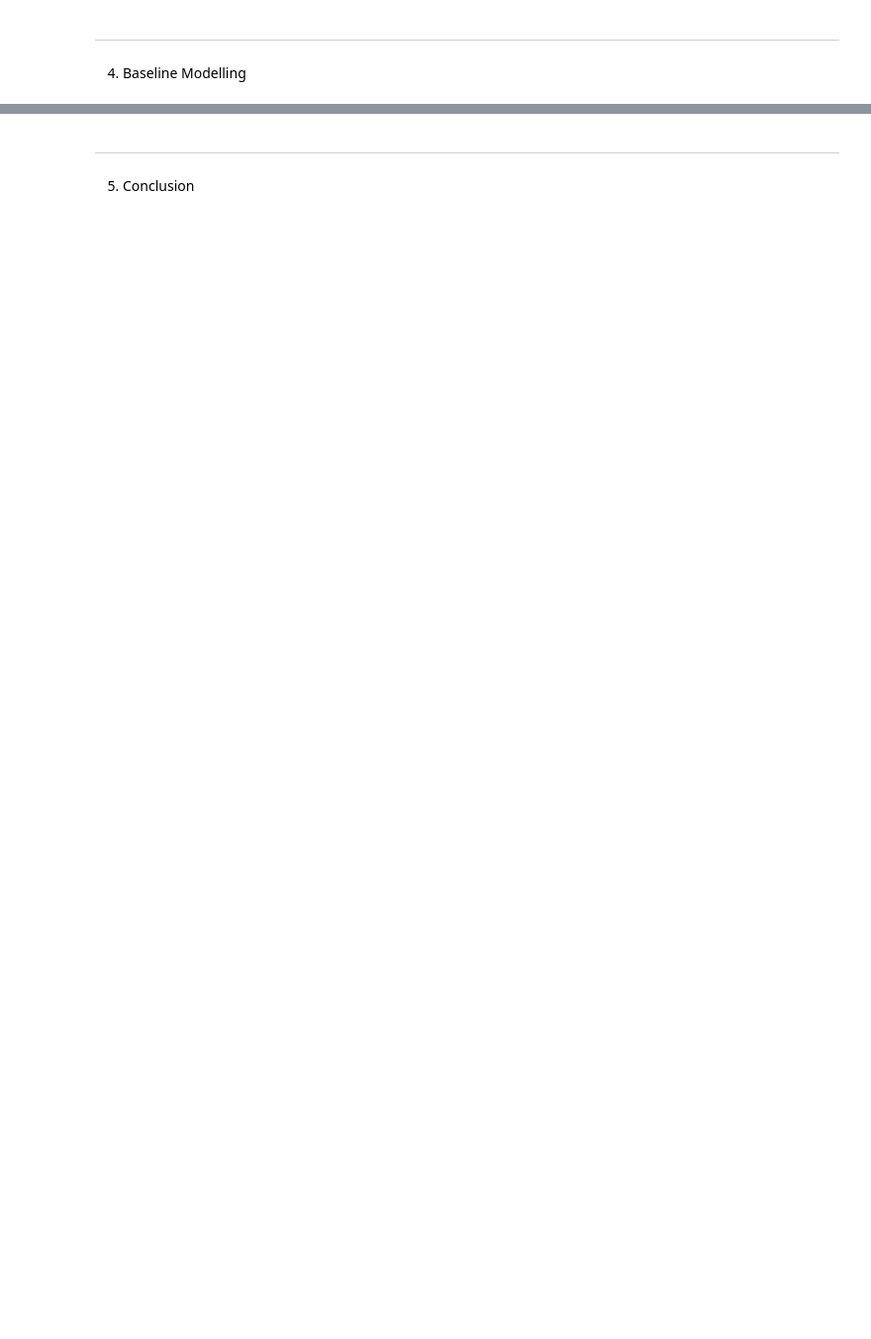
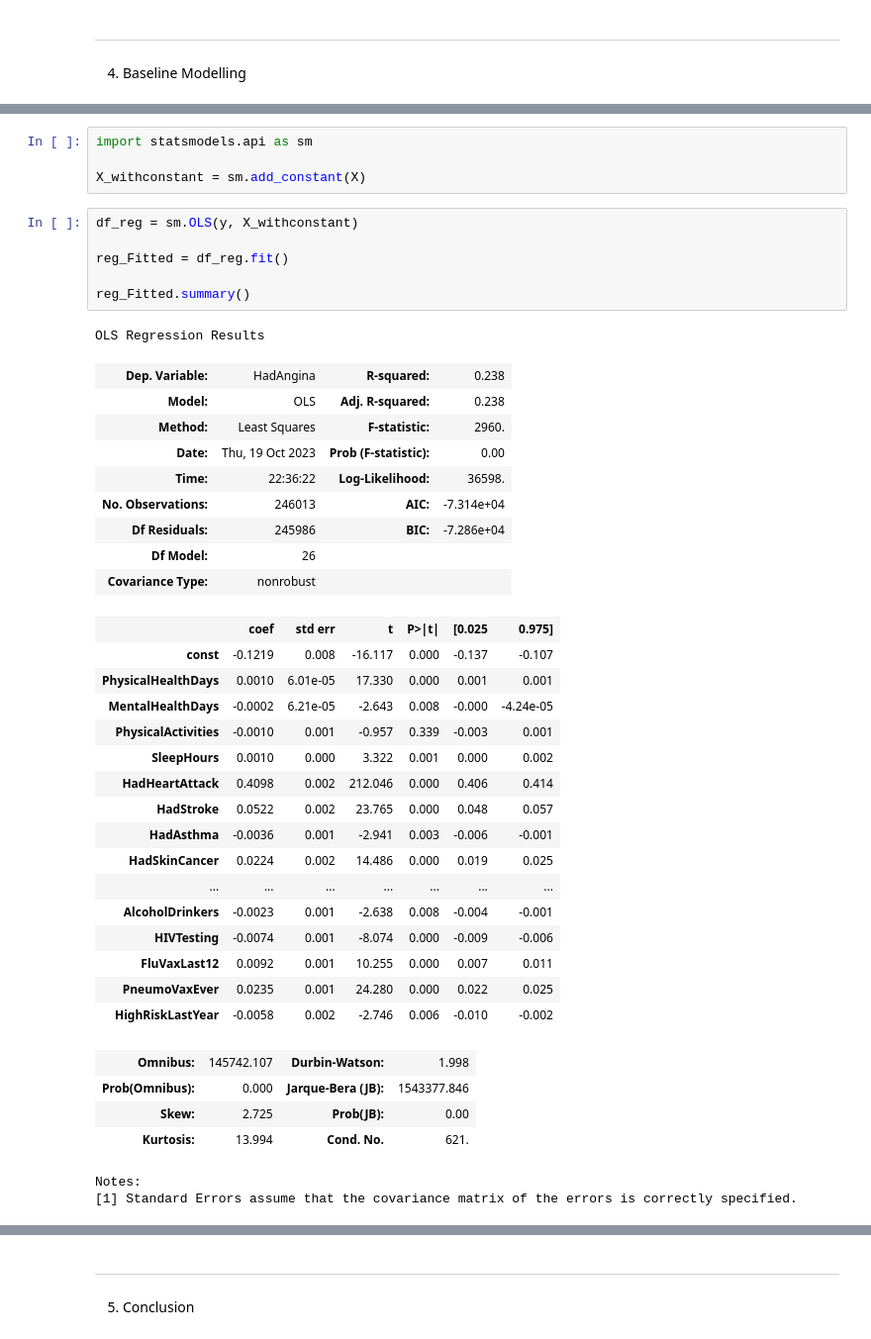
Before and after one commit to Tasnimacj/Capstone_Heart_Prediction, a Jupyter notebook: notebooks/02-eda.ipynb, the cells around one changed output, grey strips where cells are left out. Shown at 99% size. Saved outputs shown, nothing was run; the diff lists cells and outputs as text; blank space fills up the shorter version.

```diff
--- a/notebooks/02-eda.ipynb
+++ b/notebooks/02-eda.ipynb
@@ -332,0 +364,43 @@ We
+# %%
+import statsmodels.api as sm
+
+X_withconstant = sm.add_constant(X)
+# %%
+df_reg = sm.OLS(y, X_withconstant)
+
+reg_Fitted = df_reg.fit()
+
+reg_Fitted.summary()
+# %% [output]
+OLS Regression Results
+| Dep. Variable: | HadAngina | R-squared: | 0.238 |
+| Model: | OLS | Adj. R-squared: | 0.238 |
+| Method: | Least Squares | F-statistic: | 2960. |
+| Date: | Thu, 19 Oct 2023 | Prob (F-statistic): | 0.00 |
+| Time: | 22:36:22 | Log-Likelihood: | 36598. |
+| No. Observations: | 246013 | AIC: | -7.314e+04 |
+| Df Residuals: | 245986 | BIC: | -7.286e+04 |
+| Df Model: | 26 |  |  |
+| Covariance Type: | nonrobust |  |  |
+|  | coef | std err | t | P>|t| | [0.025 | 0.975] |
+| const | -0.1219 | 0.008 | -16.117 | 0.000 | -0.137 | -0.107 |
+| PhysicalHealthDays | 0.0010 | 6.01e-05 | 17.330 | 0.000 | 0.001 | 0.001 |
+| MentalHealthDays | -0.0002 | 6.21e-05 | -2.643 | 0.008 | -0.000 | -4.24e-05 |
+| PhysicalActivities | -0.0010 | 0.001 | -0.957 | 0.339 | -0.003 | 0.001 |
+| SleepHours | 0.0010 | 0.000 | 3.322 | 0.001 | 0.000 | 0.002 |
+| HadHeartAttack | 0.4098 | 0.002 | 212.046 | 0.000 | 0.406 | 0.414 |
+| HadStroke | 0.0522 | 0.002 | 23.765 | 0.000 | 0.048 | 0.057 |
+| HadAsthma | -0.0036 | 0.001 | -2.941 | 0.003 | -0.006 | -0.001 |
+| HadSkinCancer | 0.0224 | 0.002 | 14.486 | 0.000 | 0.019 | 0.025 |
+| ... | ... | ... | ... | ... | ... | ... |
+| AlcoholDrinkers | -0.0023 | 0.001 | -2.638 | 0.008 | -0.004 | -0.001 |
+| HIVTesting | -0.0074 | 0.001 | -8.074 | 0.000 | -0.009 | -0.006 |
+| FluVaxLast12 | 0.0092 | 0.001 | 10.255 | 0.000 | 0.007 | 0.011 |
+| PneumoVaxEver | 0.0235 | 0.001 | 24.280 | 0.000 | 0.022 | 0.025 |
+| HighRiskLastYear | -0.0058 | 0.002 | -2.746 | 0.006 | -0.010 | -0.002 |
+| Omnibus: | 145742.107 | Durbin-Watson: | 1.998 |
+| Prob(Omnibus): | 0.000 | Jarque-Bera (JB): | 1543377.846 |
+| Skew: | 2.725 | Prob(JB): | 0.00 |
+| Kurtosis: | 13.994 | Cond. No. | 621. |
+Notes:
+[1] Standard Errors assume that the covariance matrix of the errors is correctly specified.
```
Also changed, not shown: parts of 24 cells of this notebook.
